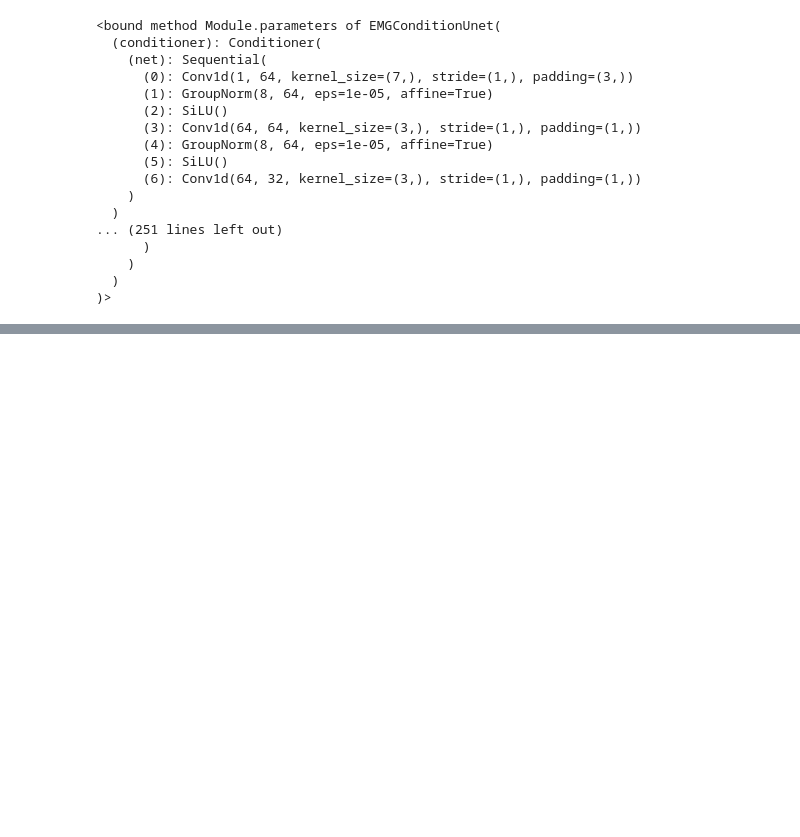
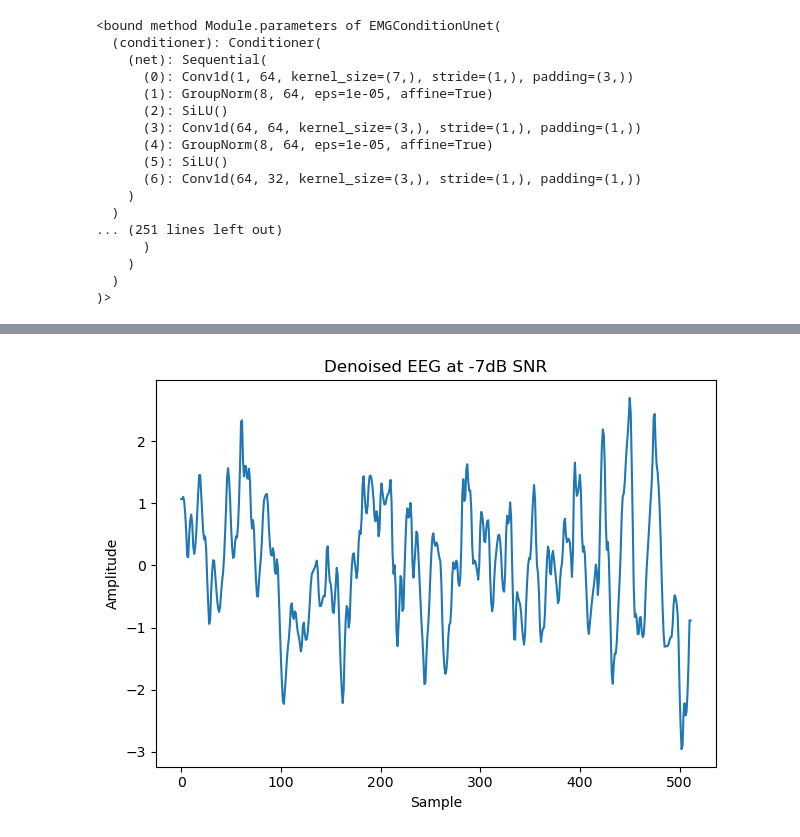
Before and after one commit to ArpanMukhopadhyay/DiffusionDenoiseEEG, a Jupyter notebook: EEGDiffusion.ipynb, the cells around one changed output, grey strips where cells are left out. Drawn from its saved outputs; the diff is of its cells as text; code cells hidden in the pictures; blank space fills up the shorter version.

```diff
--- a/EEGDiffusion.ipynb
+++ b/EEGDiffusion.ipynb
@@ -518 +512,10 @@ denoised_plot = take_1d(snr7_example[0])
 clean_plot    = take_1d(y_test_t[0])
+# %%
+plt.plot(denoised_plot_7)
+plt.title("Denoised EEG at -7dB SNR")
+plt.xlabel("Sample" )
+plt.ylabel("Amplitude")
+plt.tight_layout()
+plt.show()
+# %% [output]
+[figure, added]
```
Also changed, not shown: parts of 16 cells of this notebook.
